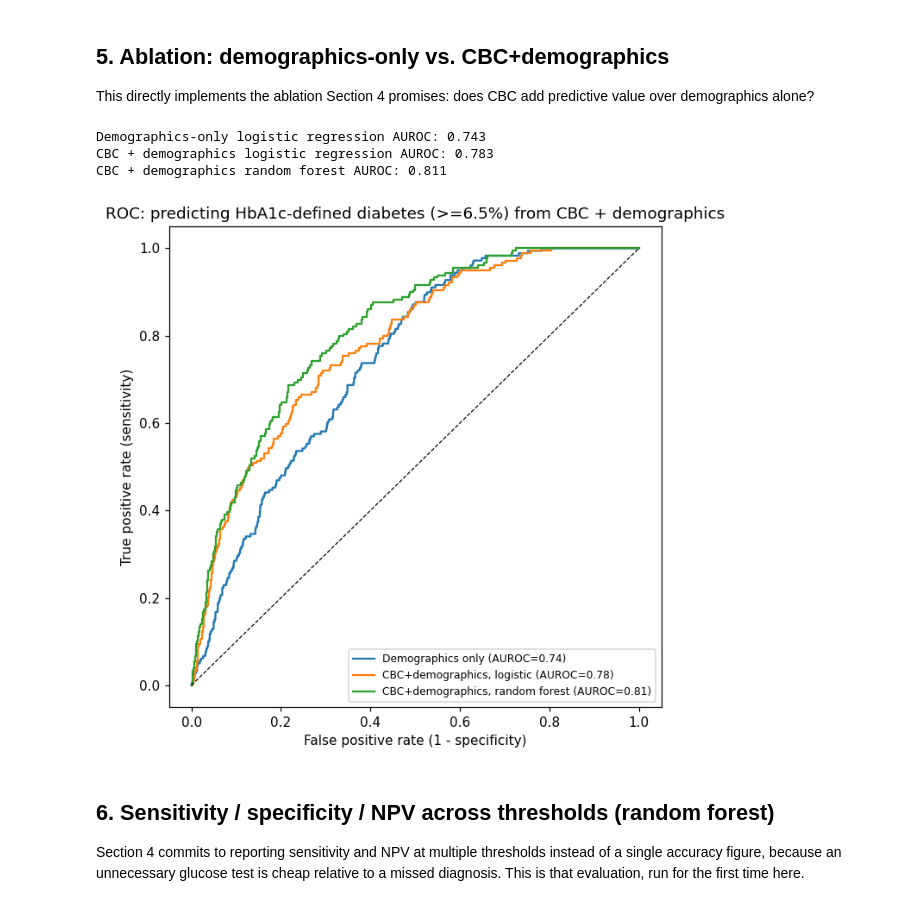
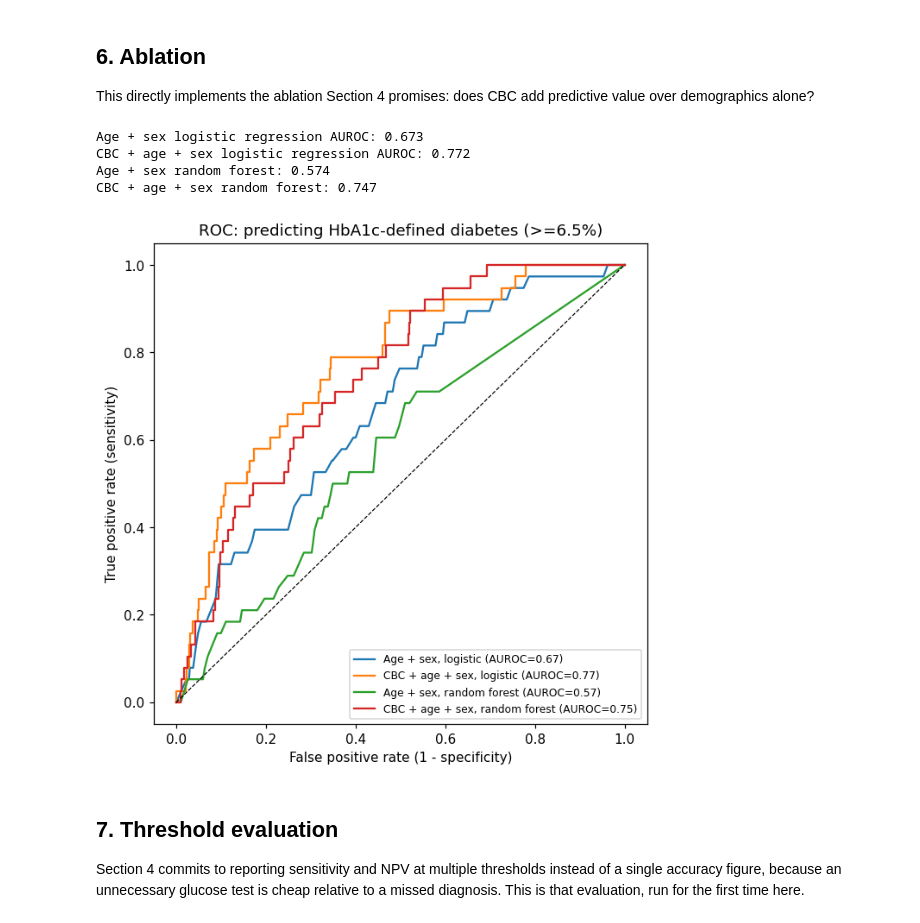
Before and after one commit to hamidsaeed13/VORTEX-BMEN-600-Project, a Jupyter notebook: code/02_baseline_model_and_figures.ipynb, the cells around one changed output. Drawn from its saved outputs; the diff is of its cells as text; code cells hidden in the pictures.

```diff
--- a/code/02_baseline_model_and_figures.ipynb
+++ b/code/02_baseline_model_and_figures.ipynb
@@ -140,52 +435,78 @@ Train: 5008   Test: 1670
 # %% [markdown]
-## 5. Ablation: demographics-only vs. CBC+demographics
+## 6. Ablation
 
 This directly implements the ablation Section 4 promises: does CBC add predictive value over
 demographics alone?
 # %%
-demo_only_pipe = make_pipeline(demo_vars[:1] + ["income_pir"], ["sex", "race_eth", "education"],
+demo_only_pipe = make_pipeline(["age_years"], ["sex"],
                                 LogisticRegression(class_weight="balanced", max_iter=2000))
 demo_only_pipe.fit(X_train[demo_vars], y_train)
 proba_demo = demo_only_pipe.predict_proba(X_test[demo_vars])[:, 1]
 auc_demo = roc_auc_score(y_test, proba_demo)
-print(f"Demographics-only logistic regression AUROC: {auc_demo:.3f}")
+print(f"Age + sex logistic regression AUROC: {auc_demo:.3f}")
 
 full_logreg_pipe = make_pipeline(numeric_features, categorical_features,
                                   LogisticRegression(class_weight="balanced", max_iter=2000))
 full_logreg_pipe.fit(X_train, y_train)
 proba_full_lr = full_logreg_pipe.predict_proba(X_test)[:, 1]
 auc_full_lr = roc_auc_score(y_test, proba_full_lr)
-print(f"CBC + demographics logistic regression AUROC: {auc_full_lr:.3f}")
+print(f"CBC + age + sex logistic regression AUROC: {auc_full_lr:.3f}")
 
-rf_pipe = make_pipeline(numeric_features, categorical_features,
-                         RandomForestClassifier(n_estimators=300, class_weight="balanced",
-                                                 random_state=42, min_samples_leaf=5))
-rf_pipe.fit(X_train, y_train)
-proba_rf = rf_pipe.predict_proba(X_test)[:, 1]
-auc_rf = roc_auc_score(y_test, proba_rf)
-print(f"CBC + demographics random forest AUROC: {auc_rf:.3f}")
+rf_settings = {
+    "n_estimators": 300,
+    "class_weight": "balanced",
+    "random_state": 42,
+    "min_samples_leaf": 5
+}
+
+demo_rf_pipe = make_pipeline(
+    ["age_years"],
+    ["sex"],
+    RandomForestClassifier(**rf_settings)
+)
+
+full_rf_pipe = make_pipeline(
+    numeric_features,
+    categorical_features,
+    RandomForestClassifier(**rf_settings)
+)
+
+demo_rf_pipe.fit(X_train[demo_vars], y_train)
+full_rf_pipe.fit(X_train, y_train)
+
+proba_demo_rf = demo_rf_pipe.predict_proba(X_test[demo_vars])[:, 1]
+proba_full_rf = full_rf_pipe.predict_proba(X_test)[:, 1]
+
+auc_demo_rf = roc_auc_score(y_test, proba_demo_rf)
+auc_full_rf = roc_auc_score(y_test, proba_full_rf)
+print("Age + sex random forest:", round(auc_demo_rf, 3))
+print("CBC + age + sex random forest:", round(auc_full_rf, 3))
 # %% [output]
-Demographics-only logistic regression AUROC: 0.743
-CBC + demographics logistic regression AUROC: 0.783
-CBC + demographics random forest AUROC: 0.811
+Age + sex logistic regression AUROC: 0.673
+CBC + age + sex logistic regression AUROC: 0.772
+Age + sex random forest: 0.574
+CBC + age + sex random forest: 0.747
 # %%
 plt.figure(figsize=(6, 6))
-for proba, label in [(proba_demo, f"Demographics only (AUROC={auc_demo:.2f})"),
-                      (proba_full_lr, f"CBC+demographics, logistic (AUROC={auc_full_lr:.2f})"),
-                      (proba_rf, f"CBC+demographics, random forest (AUROC={auc_rf:.2f})")]:
+for proba, label in [
+    (proba_demo, f"Age + sex, logistic (AUROC={auc_demo:.2f})"),
+    (proba_full_lr, f"CBC + age + sex, logistic (AUROC={auc_full_lr:.2f})"),
+    (proba_demo_rf, f"Age + sex, random forest (AUROC={auc_demo_rf:.2f})"),
+    (proba_full_rf, f"CBC + age + sex, random forest (AUROC={auc_full_rf:.2f})"),
+]:
     fpr, tpr, _ = roc_curve(y_test, proba)
     plt.plot(fpr, tpr, label=label)
 plt.plot([0, 1], [0, 1], "k--", linewidth=0.8)
 plt.xlabel("False positive rate (1 - specificity)")
 plt.ylabel("True positive rate (sensitivity)")
-plt.title("ROC: predicting HbA1c-defined diabetes (>=6.5%) from CBC + demographics")
+plt.title("ROC: predicting HbA1c-defined diabetes (>=6.5%)")
 plt.legend(loc="lower right", fontsize=8)
 plt.tight_layout()
 plt.show()
 # %% [output]
-[figure, old version]
+[figure, new version]
 # %% [markdown]
-## 6. Sensitivity / specificity / NPV across thresholds (random forest)
+## 7. Threshold evaluation
 
 Section 4 commits to reporting sensitivity and NPV at multiple thresholds instead of a single
 accuracy figure, because an unnecessary glucose test is cheap relative to a missed diagnosis.
```
Also changed, not shown: parts of 23 cells of this notebook.
